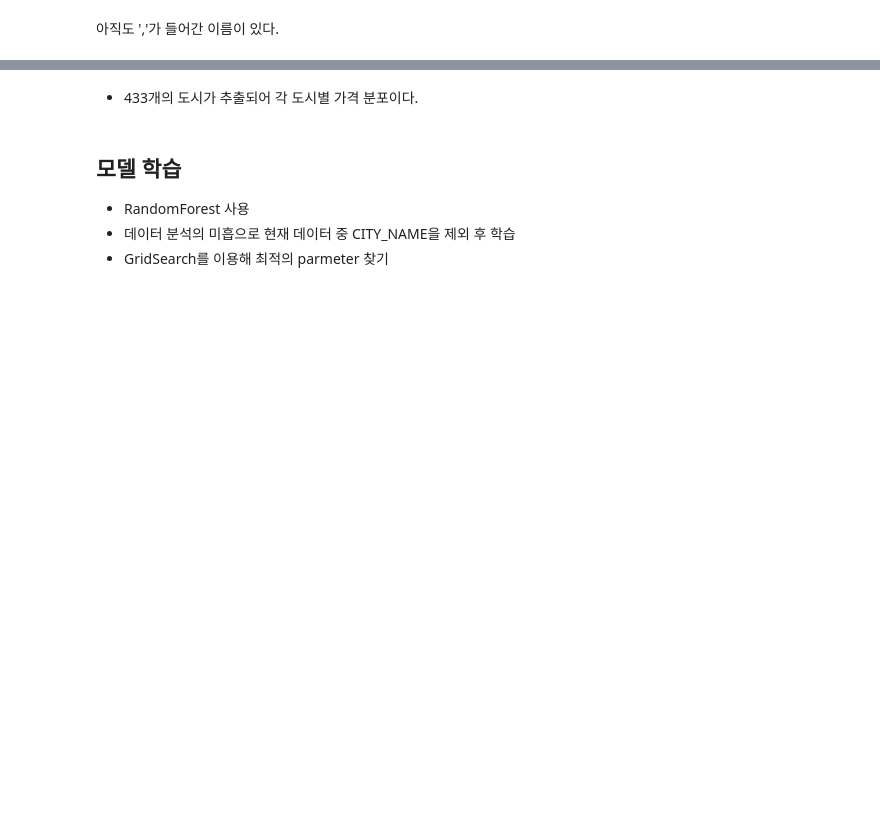
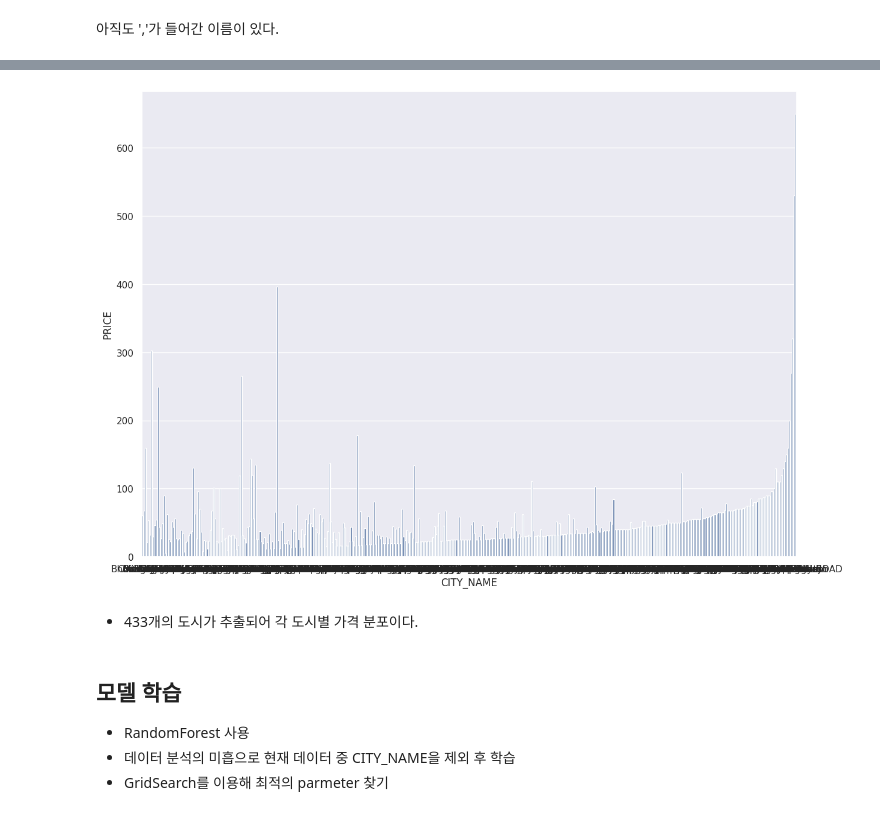
Before and after one commit to deeptudy/kaggle-House_Price_Prediction_Challenge, a Jupyter notebook: housprice.ipynb, the cells around one changed output, grey strips where cells are left out. Cells and saved outputs as stored; diff of their text form; code cells hidden in the pictures; blank space fills up the shorter version.

```diff
--- a/housprice.ipynb
+++ b/housprice.ipynb
@@ -307,5 +333,6 @@ plt.show()
 # %%
-df_train[['address', 'CITY']] = df_train['ADDRESS'].str.split(',', 1, expand=True)
+df_train[['address', 'CITY']] = df_train['ADDRESS'].str.split(',', n=1, expand=True)
 df_train.drop(columns=['ADDRESS','address'], inplace=True)
 
-df_train.head()
+# 문자열의 앞 뒤 공백을 없애준다
+df_train['CITY'] = df_train['CITY'].str.strip()
@@ -319,7 +377,6 @@ df_train['CITY'].value_counts()
 # %% [markdown]
 아직도 ','가 들어간 이름이 있다.
 # %%
-df_train[['CITY_NAME', 'CITY2']] = df_train['CITY'].str.split(',', 1, expand=True)
-
+df_train[['CITY_NAME', 'CITY2']] = df_train['CITY'].str.split(',', n=1, expand=True)
 df_train.drop(columns=['CITY','CITY2'], inplace=True)
-df_train['CITY_NAME'].value_counts()
+df_train['CITY_NAME'] = df_train['CITY_NAME'].str.strip()
@@ -331,7 +419,11 @@ df_test['CITY_NAME'].value_counts()
 # %%
 plt.figure(figsize=(14, 10))
 
+df_train.sort_values(by='PRICE', inplace=True)
 sns.barplot(data=df_train, x='CITY_NAME', y='PRICE',ci=None,estimator='mean')
+plt.show()
+# %% [output]
+[figure, added]
 # %% [markdown]
 - 433개의 도시가 추출되어 각 도시별 가격 분포이다.
 # %%
```
Also changed, not shown: parts of 39 cells of this notebook, 8 other files.
